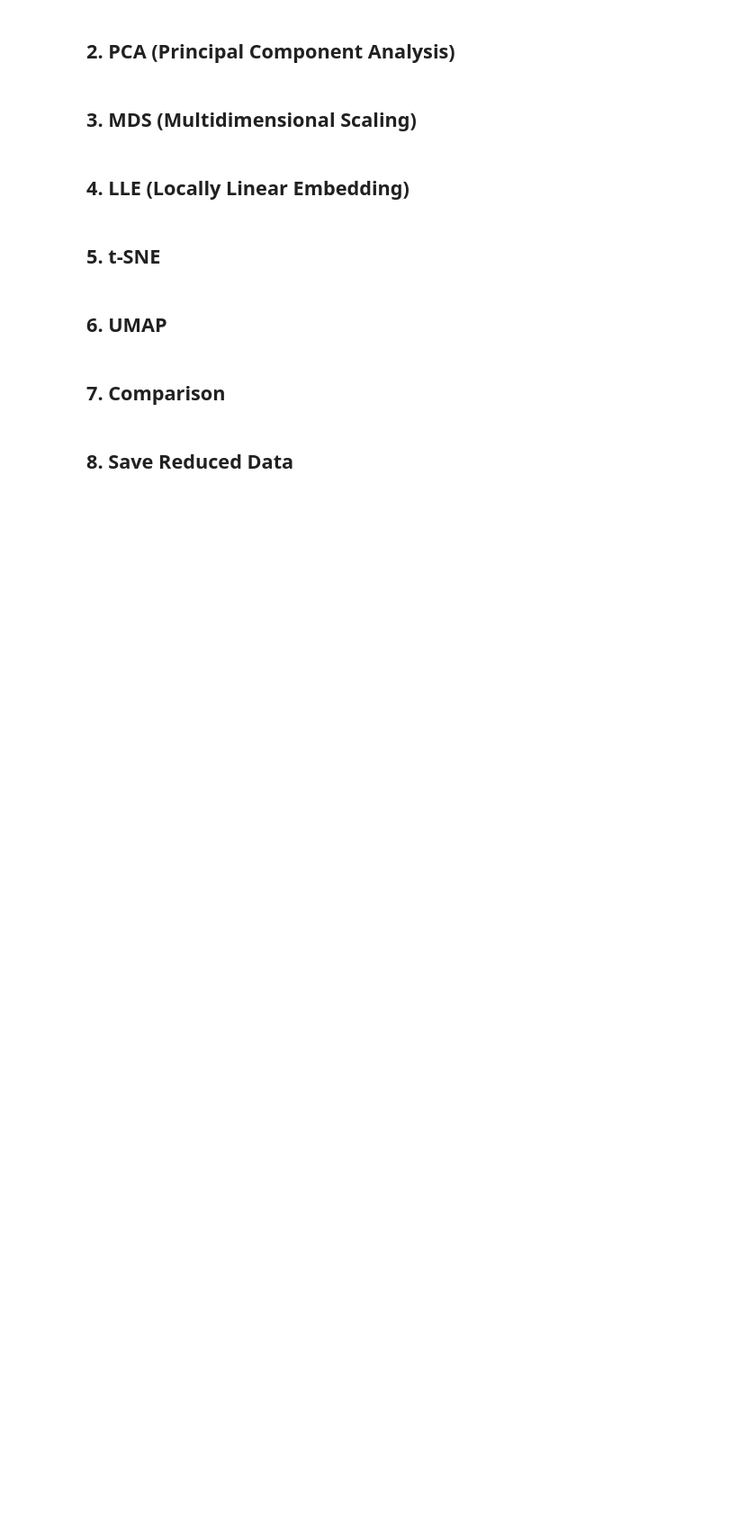
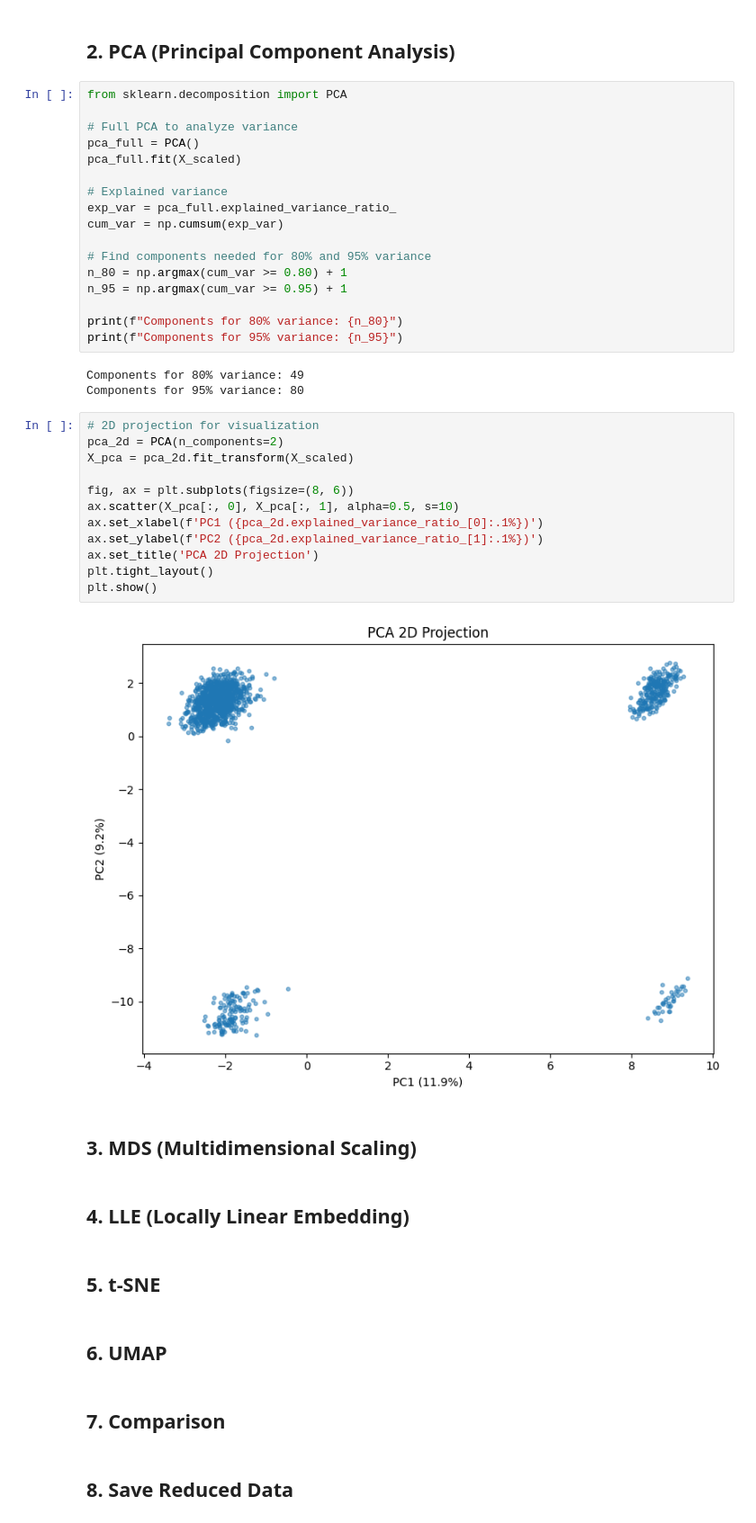
Before and after one commit to svenb23/ML-UL-FE, a Jupyter notebook: Notebooks/02_dimensionality_reduction.ipynb, the cells around one changed output. Shown at 90% size. Cells and saved outputs as stored; diff of their text form; blank space fills up the shorter version.

Commit message:
Add PCA implementation with variance analysis and 2D visualization

```diff
--- a/Notebooks/02_dimensionality_reduction.ipynb
+++ b/Notebooks/02_dimensionality_reduction.ipynb
@@ -19,5 +16,39 @@ Scaled: Mean=nan, Std=nan
 # %% [markdown]
 ## 2. PCA (Principal Component Analysis)
+# %%
+from sklearn.decomposition import PCA
+
+# Full PCA to analyze variance
+pca_full = PCA()
+pca_full.fit(X_scaled)
+
+# Explained variance
+exp_var = pca_full.explained_variance_ratio_
+cum_var = np.cumsum(exp_var)
+
+# Find components needed for 80% and 95% variance
+n_80 = np.argmax(cum_var >= 0.80) + 1
+n_95 = np.argmax(cum_var >= 0.95) + 1
+
+print(f"Components for 80% variance: {n_80}")
+print(f"Components for 95% variance: {n_95}")
+# %% [output]
+Components for 80% variance: 49
+Components for 95% variance: 80
+# %%
+# 2D projection for visualization
+pca_2d = PCA(n_components=2)
+X_pca = pca_2d.fit_transform(X_scaled)
+
+fig, ax = plt.subplots(figsize=(8, 6))
+ax.scatter(X_pca[:, 0], X_pca[:, 1], alpha=0.5, s=10)
+ax.set_xlabel(f'PC1 ({pca_2d.explained_variance_ratio_[0]:.1%})')
+ax.set_ylabel(f'PC2 ({pca_2d.explained_variance_ratio_[1]:.1%})')
+ax.set_title('PCA 2D Projection')
+plt.tight_layout()
+plt.show()
+# %% [output]
+[figure, added]
 # %% [markdown]
 ## 3. MDS (Multidimensional Scaling)
 # %% [markdown]
```
Also changed, not shown: parts of 1 cell of this notebook, 1 other file.
